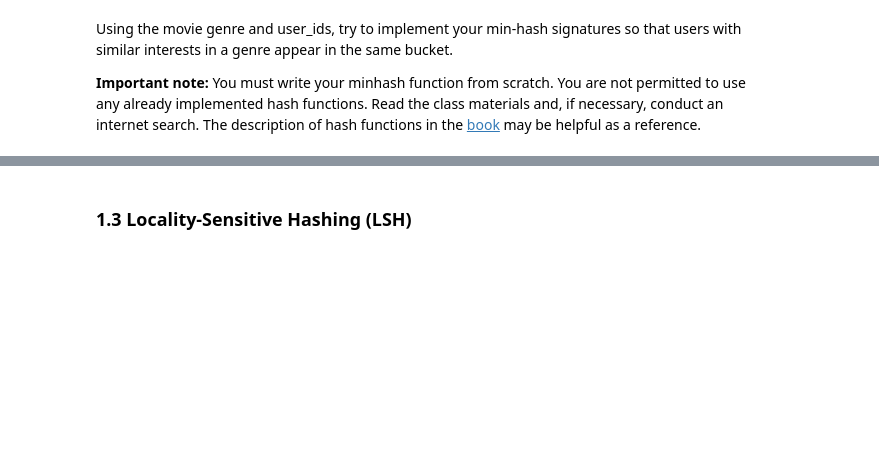
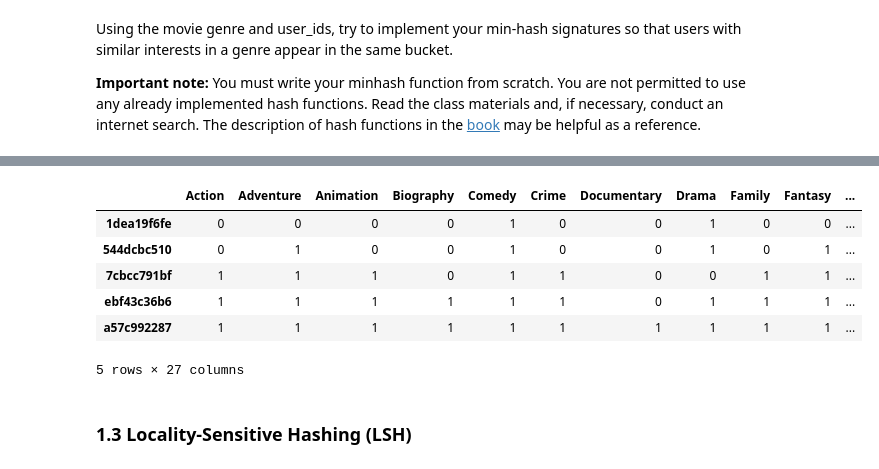
Before and after one commit to LorenzoPannacci/ADM-HW4, a Jupyter notebook: main.ipynb, the cells around one changed output, grey strips where cells are left out. Drawn from its saved outputs; the diff is of its cells as text; code cells hidden in the pictures; blank space fills up the shorter version.

```diff
--- a/main.ipynb
+++ b/main.ipynb
@@ -83,0 +224,44 @@ __Important note:__ You must write your minhash function from scratch.  You are
+# %%
+# 0) create a dictionary where I have as keys the user_id and as values all genres related to it
+
+user_genres_dict = {}
+
+#iterare over dataframe
+for index, row in genres_with_user.iterrows():
+    user_id = row['user_id']
+    genre = row['genres']
+
+    #if user_id already exist, append
+    if user_id in user_genres_dict:
+        user_genres_dict[user_id].append(genre)
+    #if user_id does not exist, create the key
+    else:
+        user_genres_dict[user_id] = [genre]
+
+
+#then I convert into a dataframe (it will be necessary later)
+user_genres_df = pd.DataFrame(list(user_genres_dict.items()), columns=['user_id', 'genres'])
+# %%
+#1) create the matrix
+
+#take unique genres of films
+#unique_genres was already created before! I am just recalling it for continuity
+unique_genres = sorted(list(unique_genres))
+
+#create my matrix. columns are genres and the index is user_id
+my_matrix = pd.DataFrame(0, index=dataset["user_id"].unique(), columns=unique_genres)
+#put 1 if the user has that genre, put 0 if there is not
+for user_id, genres in user_genres_dict.items():
+    for genre in genres:
+        if genre in unique_genres:
+            my_matrix.loc[user_id, genre] = 1
+
+my_matrix.head()
+# %% [output]
+|  | Action | Adventure | Animation | Biography | Comedy | Crime | Documentary | Drama | Family | Fantasy | ... |
+| 1dea19f6fe | 0 | 0 | 0 | 0 | 1 | 0 | 0 | 1 | 0 | 0 | ... |
+| 544dcbc510 | 0 | 1 | 0 | 0 | 1 | 0 | 0 | 1 | 0 | 1 | ... |
+| 7cbcc791bf | 1 | 1 | 1 | 0 | 1 | 1 | 0 | 0 | 1 | 1 | ... |
+| ebf43c36b6 | 1 | 1 | 1 | 1 | 1 | 1 | 0 | 1 | 1 | 1 | ... |
+| a57c992287 | 1 | 1 | 1 | 1 | 1 | 1 | 1 | 1 | 1 | 1 | ... |
+5 rows × 27 columns
```
Also changed, not shown: parts of 23 cells of this notebook.
